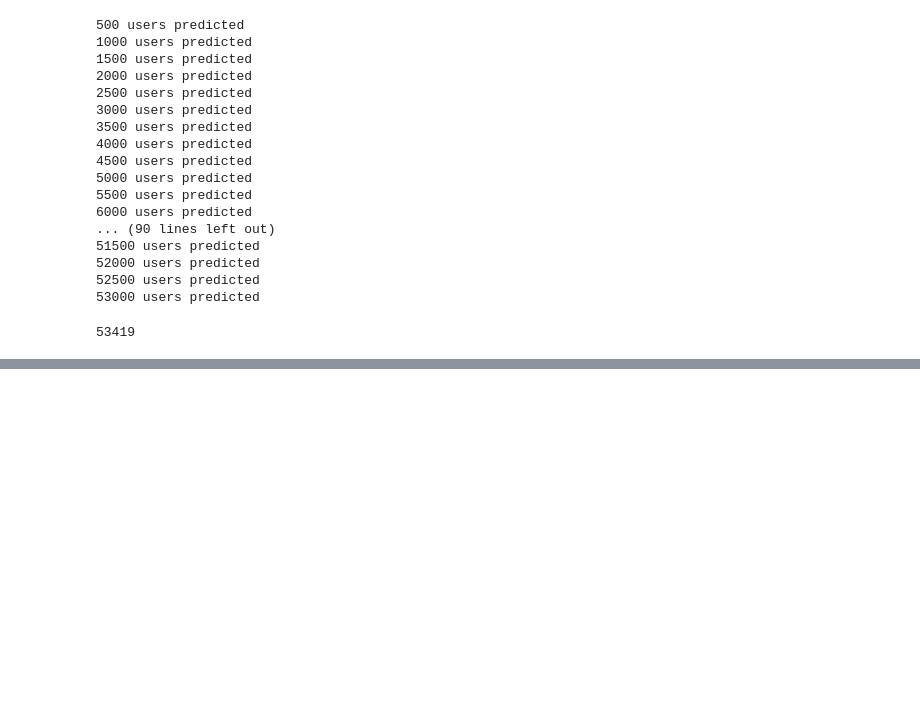
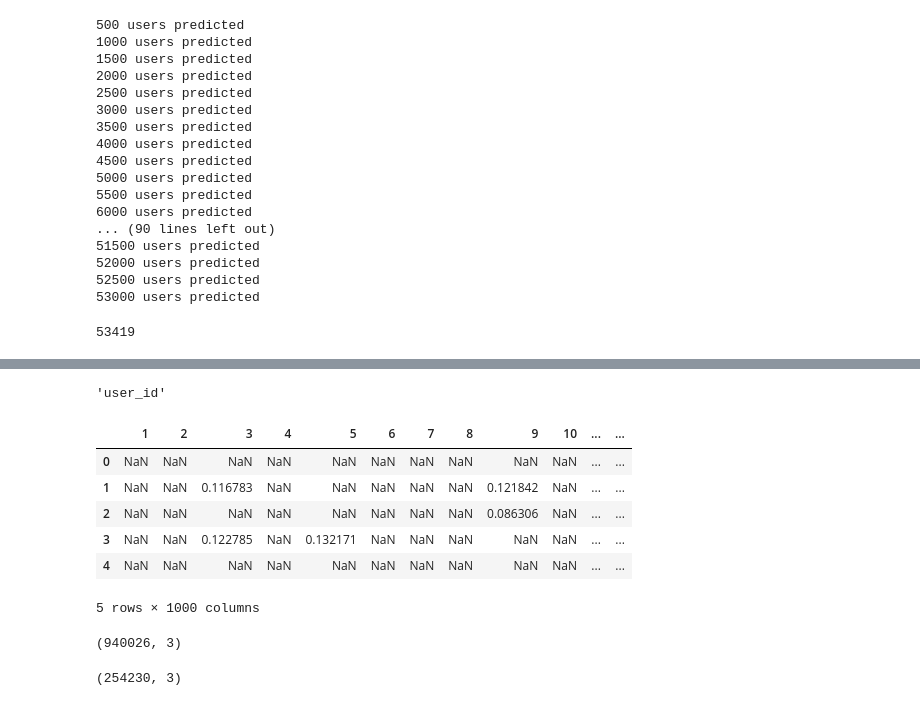
Before and after one commit to manoj0237/DeeplearningandAI-finalproject, a Jupyter notebook: hLinUCB.ipynb, the cells around one changed output, grey strips where cells are left out. Saved outputs shown, nothing was run; the diff lists cells and outputs as text; code cells hidden in the pictures; blank space fills up the shorter version.

Commit message:
hlinucb evaluate

```diff
--- a/hLinUCB.ipynb
+++ b/hLinUCB.ipynb
@@ -199,0 +221,29 @@ pickle.dump(top_5, open('data/backups/hlinucb_top5.pkl', 'wb'))
+# %%
+predictions = pd.read_csv('data/backups/predictions_hlinucb.csv')
+# %%
+columns = predictions.columns
+columns[10000]
+# %% [output]
+'user_id'
+# %%
+partial1 = columns[:1000]
+partial2 = columns[1000:2000]
+partial3 = columns[2000:3000]
+partial4 = columns[3000:4000]
+partial5 = columns[4000:5000]
+partial6 = columns[5000:6000]
+partial7 = columns[6000:7000]
+partial8 = columns[7000:8000]
+partial9 = columns[8000:9000]
+partial10 = columns[9000:10000]
+# %%
+df1 = predictions[partial1].copy()
+df1.head()
+# %% [output]
+|  | 1 | 2 | 3 | 4 | 5 | 6 | 7 | 8 | 9 | 10 | ... | ... |
+| 0 | NaN | NaN | NaN | NaN | NaN | NaN | NaN | NaN | NaN | NaN | ... | ... |
+| 1 | NaN | NaN | 0.116783 | NaN | NaN | NaN | NaN | NaN | 0.121842 | NaN | ... | ... |
+| 2 | NaN | NaN | NaN | NaN | NaN | NaN | NaN | NaN | 0.086306 | NaN | ... | ... |
+| 3 | NaN | NaN | 0.122785 | NaN | 0.132171 | NaN | NaN | NaN | NaN | NaN | ... | ... |
+| 4 | NaN | NaN | NaN | NaN | NaN | NaN | NaN | NaN | NaN | NaN | ... | ... |
+5 rows × 1000 columns
@@ -199,0 +256,12 @@ pickle.dump(top_5, open('data/backups/hlinucb_top5.pkl', 'wb'))
+# %%
+df1.shape
+# %% [output]
+(940026, 3)
+# %%
+df2 = predictions[partial2].copy()
+df2['user_id'] = predictions['user_id']
+df2 = df2.melt(id_vars='user_id', var_name='book_id', value_name='rating')
+df2.dropna(axis=0, inplace=True)
+df2.shape
+# %% [output]
+(254230, 3)
```
Also changed, not shown: parts of 48 cells of this notebook, 4 other files.
